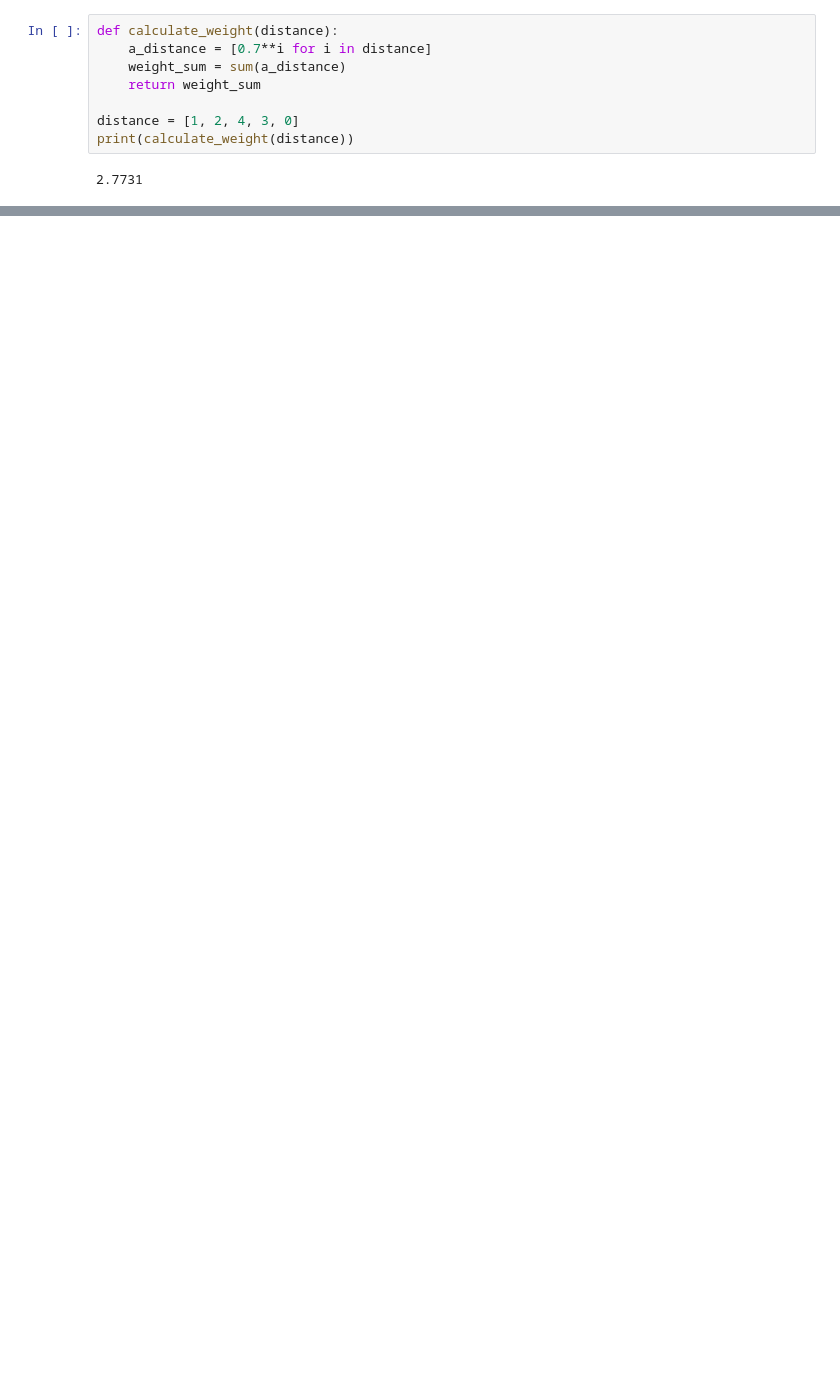
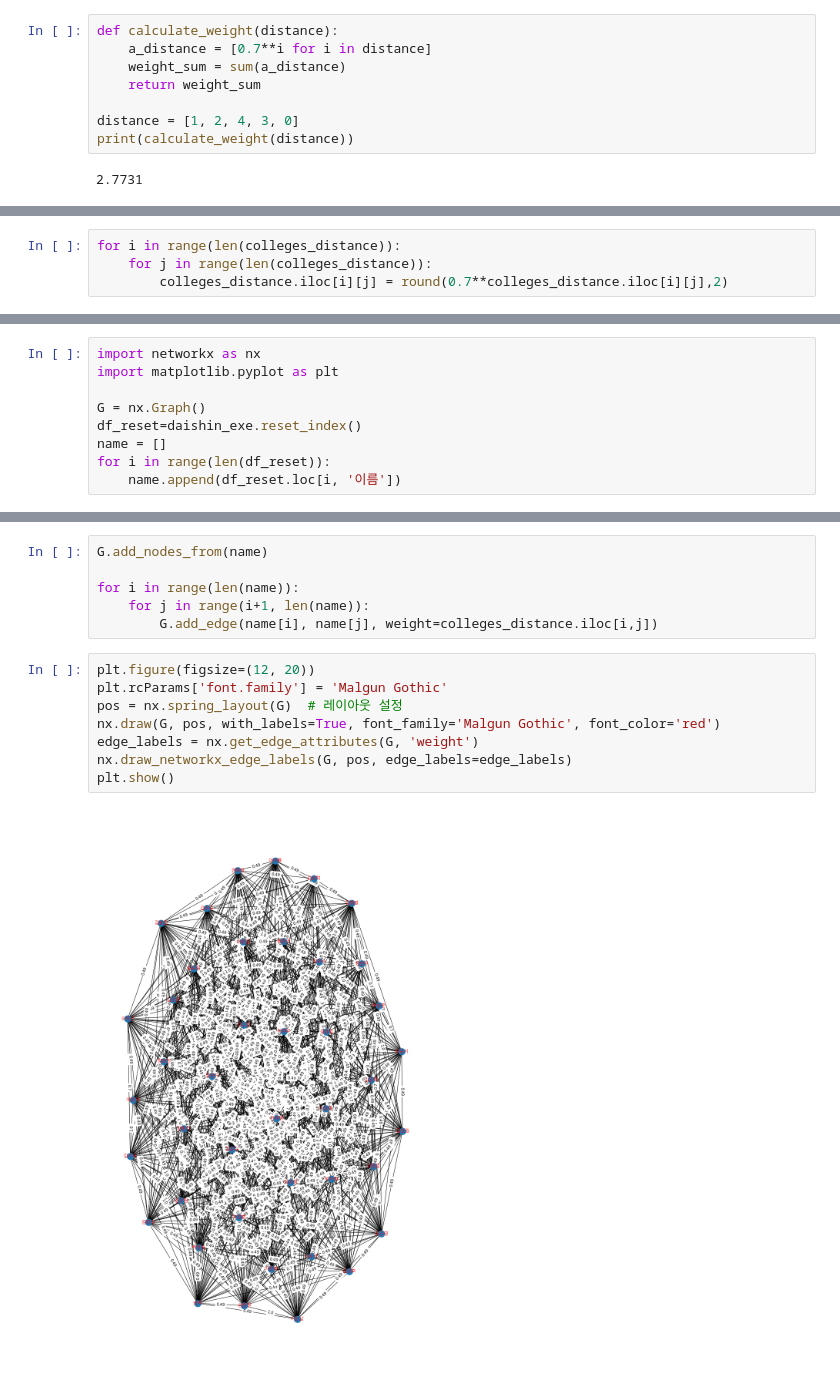
Before and after one commit to ESGcompetition/network-analysis, a Jupyter notebook: my_processing.ipynb, the cells around one changed output, grey strips where cells are left out. Cells and saved outputs as stored; diff of their text form; blank space fills up the shorter version.

Commit message:
weighted graph

```diff
--- a/my_processing.ipynb
+++ b/my_processing.ipynb
@@ -119,2 +100,6 @@ colleges_distance
 | 김범철 | NaN | NaN | NaN | NaN | NaN | NaN | NaN | NaN | NaN | NaN | ... | ... |
 42 rows × 42 columns
+# %%
+for i in range(len(colleges_distance)):
+    for j in range(len(colleges_distance)):
+        colleges_distance.iloc[i][j] = round(0.7**colleges_distance.iloc[i][j],2)
@@ -120,0 +127,9 @@ colleges_distance
+# %%
+import networkx as nx
+import matplotlib.pyplot as plt
+
+G = nx.Graph()
+df_reset=daishin_exe.reset_index()
+name = []
+for i in range(len(df_reset)):
+    name.append(df_reset.loc[i, '이름'])
@@ -120,0 +140,16 @@ colleges_distance
+# %%
+G.add_nodes_from(name)
+
+for i in range(len(name)):
+    for j in range(i+1, len(name)):
+        G.add_edge(name[i], name[j], weight=colleges_distance.iloc[i,j])
+# %%
+plt.figure(figsize=(12, 20))
+plt.rcParams['font.family'] = 'Malgun Gothic'
+pos = nx.spring_layout(G)  # 레이아웃 설정
+nx.draw(G, pos, with_labels=True, font_family='Malgun Gothic', font_color='red')
+edge_labels = nx.get_edge_attributes(G, 'weight')
+nx.draw_networkx_edge_labels(G, pos, edge_labels=edge_labels)
+plt.show()
+# %% [output]
+[figure, added]
```
Also changed, not shown: parts of 5 cells of this notebook.
